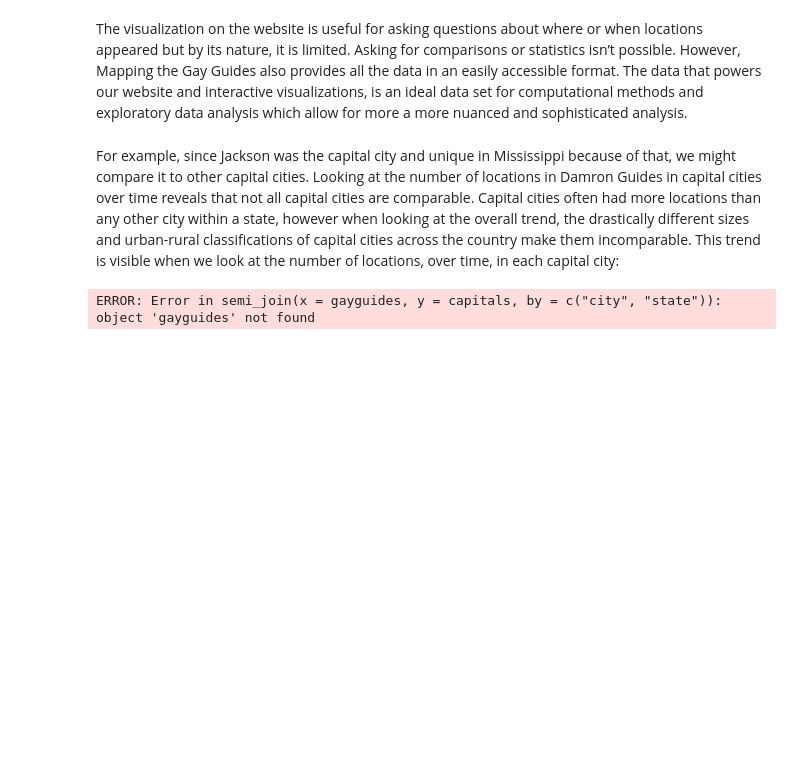
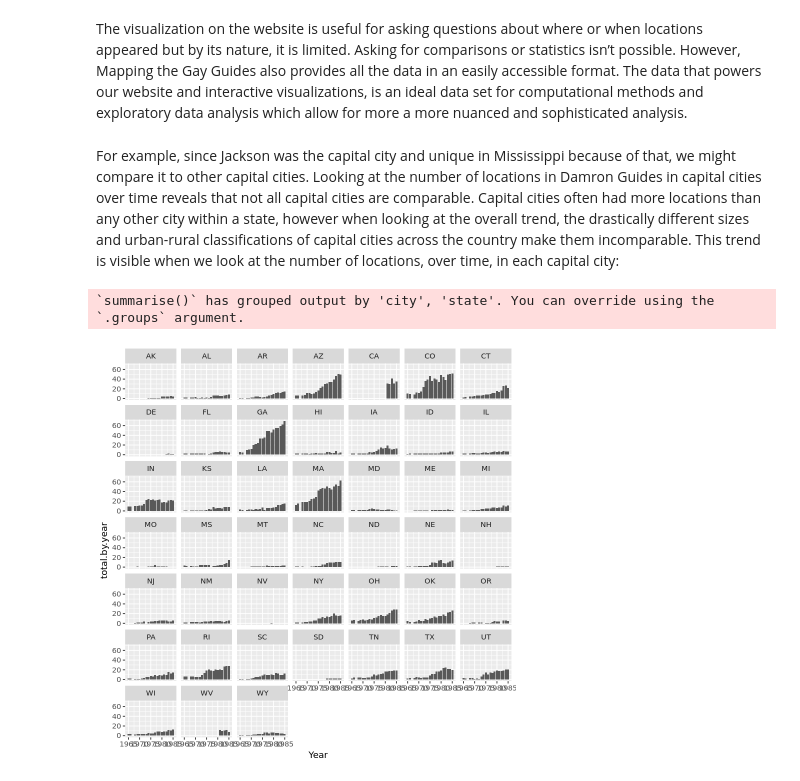
Before and after one commit to regan008/mggjdh, a Jupyter notebook: author_guideline_template.ipynb, the cells around one changed output. Drawn from its saved outputs; the diff is of its cells as text; code cells hidden in the pictures; blank space fills up the shorter version.

Commit message:
add locations per cap city for every 10k people chart & code

```diff
--- a/author_guideline_template.ipynb
+++ b/author_guideline_template.ipynb
@@ -116,6 +116,15 @@ For example, since Jackson was the capital city and unique in Mississippi becaus
 # %%
 capitals <- read.csv(file = "script/statecaps.csv", sep = ",", header=TRUE)
 capitalcities <- mgg %>% filter(city %in% capitals$city & state %in% capitals$state)
-capitalcities <- semi_join(x=gayguides, y=capitals, by=c("city", "state"))
+capitalcities <- semi_join(x=mgg, y=capitals, by=c("city", "state"))
+
+total.capital <- capitalcities %>% group_by(city, state, Year) %>% summarize(total.by.year = n())
+total.capital <- merge(x = total.capital, capitals)
+fig2 <- ggplot(data=total.capital, aes(x=Year, y=total.by.year)) + geom_bar(stat="identity") + facet_wrap(~state)
 # %% [output]
-ERROR: Error in semi_join(x = gayguides, y = capitals, by = c("city", "state")): object 'gayguides' not found
+`summarise()` has grouped output by 'city', 'state'. You can override using the
+`.groups` argument.
+# %%
+fig2
+# %% [output]
+[figure, added]
```
Also changed, not shown: parts of 3 cells of this notebook.
